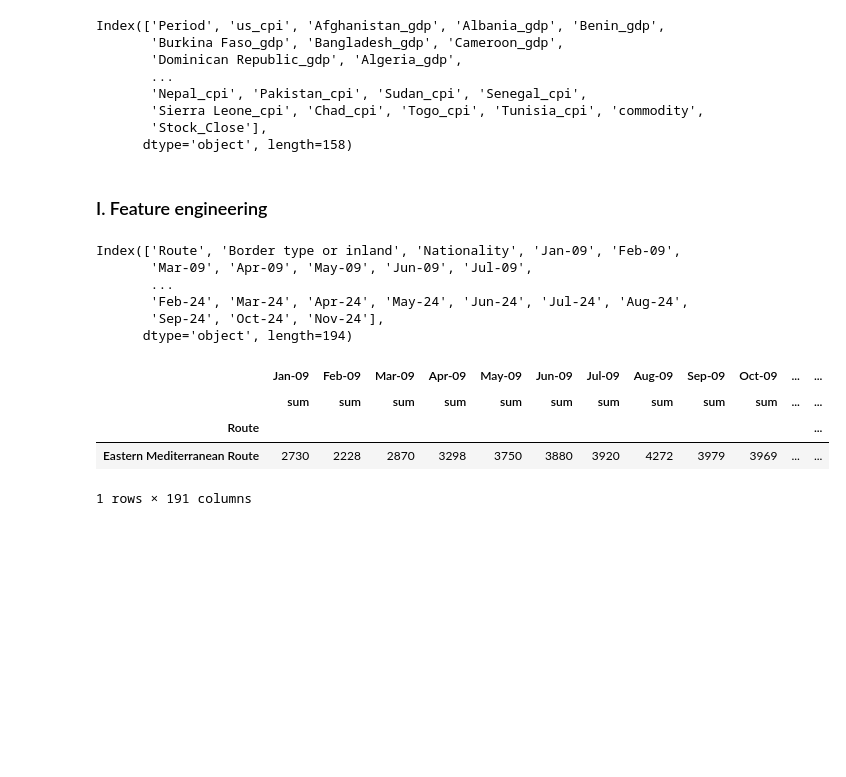
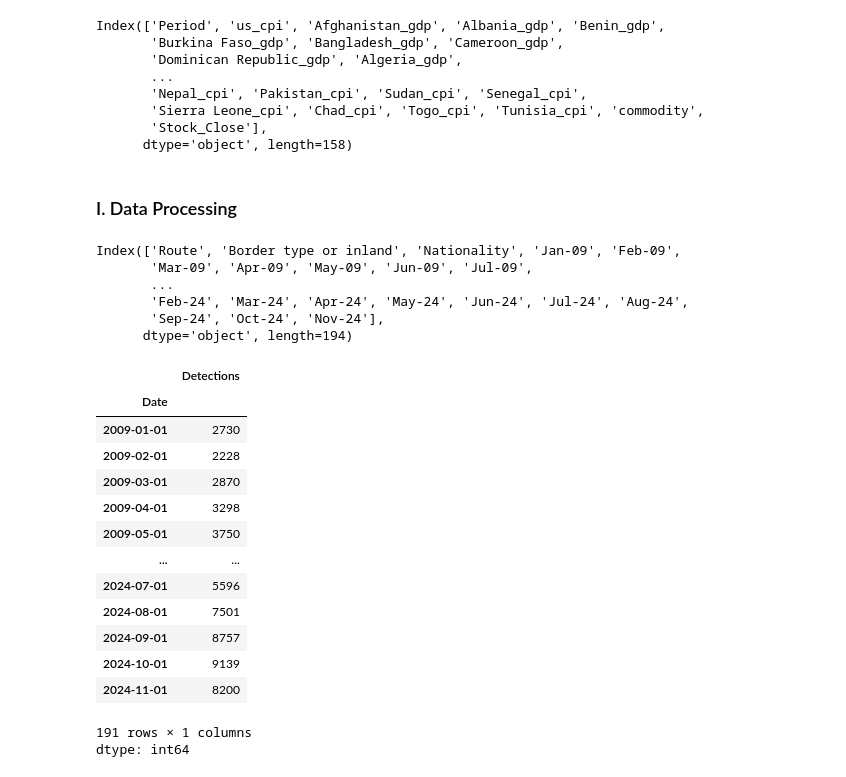
Before and after one commit to PhongCT1105/TSFM-Introduction, a Jupyter notebook: TSFM_Introduction.ipynb, the cells around one changed output. Drawn from its saved outputs; the diff is of its cells as text; code cells hidden in the pictures; blank space fills up the shorter version.

```diff
--- a/TSFM_Introduction.ipynb
+++ b/TSFM_Introduction.ipynb
@@ -48,7 +57,7 @@ Index(['Period', 'us_cpi', 'Afghanistan_gdp', 'Albania_gdp', 'Benin_gdp',
        'Stock_Close'],
       dtype='object', length=158)
 # %% [markdown]
-### I. Feature engineering
+### I. Data Processing
 # %%
 df_mo.columns
 # %% [output]
@@ -61,13 +70,38 @@ Index(['Route', 'Border type or inland', 'Nationality', 'Jan-09', 'Feb-09',
 # %%
 # Drop and agg monthly dataset
 
+# Select EST Med Route only
 df_mo = df_mo[df_mo["Route"] == "Eastern Mediterranean Route"]
+
+# Drop Border and Nation
 df_mo = df_mo.drop(columns=["Border type or inland", "Nationality"])
-df_mo = df_mo.groupby("Route").agg(["sum"])
+
+# Column to row
+df_mo = df_mo.melt(id_vars="Route", var_name="Date", value_name="Detections")
+
+# Changing to time format
+df_mo["Date"] = pd.to_datetime(df_mo["Date"], format="%b-%y")
+
+# Agg by sum
+df_mo = df_mo.groupby("Date")["Detections"].sum().sort_index()
+
+# Freq assigned
+df_mo = df_mo.asfreq("MS")
+
 df_mo
 # %% [output]
-|  | Jan-09 | Feb-09 | Mar-09 | Apr-09 | May-09 | Jun-09 | Jul-09 | Aug-09 | Sep-09 | Oct-09 | ... | ... |
-|  | sum | sum | sum | sum | sum | sum | sum | sum | sum | sum | ... | ... |
-| Route |  |  |  |  |  |  |  |  |  |  |  | ... |
-| Eastern Mediterranean Route | 2730 | 2228 | 2870 | 3298 | 3750 | 3880 | 3920 | 4272 | 3979 | 3969 | ... | ... |
+|  | Detections |
+| Date |  |
+| 2009-01-01 | 2730 |
+| 2009-02-01 | 2228 |
+| 2009-03-01 | 2870 |
+| 2009-04-01 | 3298 |
+| 2009-05-01 | 3750 |
+| ... | ... |
+| 2024-07-01 | 5596 |
+| 2024-08-01 | 7501 |
+| 2024-09-01 | 8757 |
+| 2024-10-01 | 9139 |
+| 2024-11-01 | 8200 |
-1 rows × 191 columns
+191 rows × 1 columns
+dtype: int64
```
Also changed, not shown: parts of 16 cells of this notebook.
